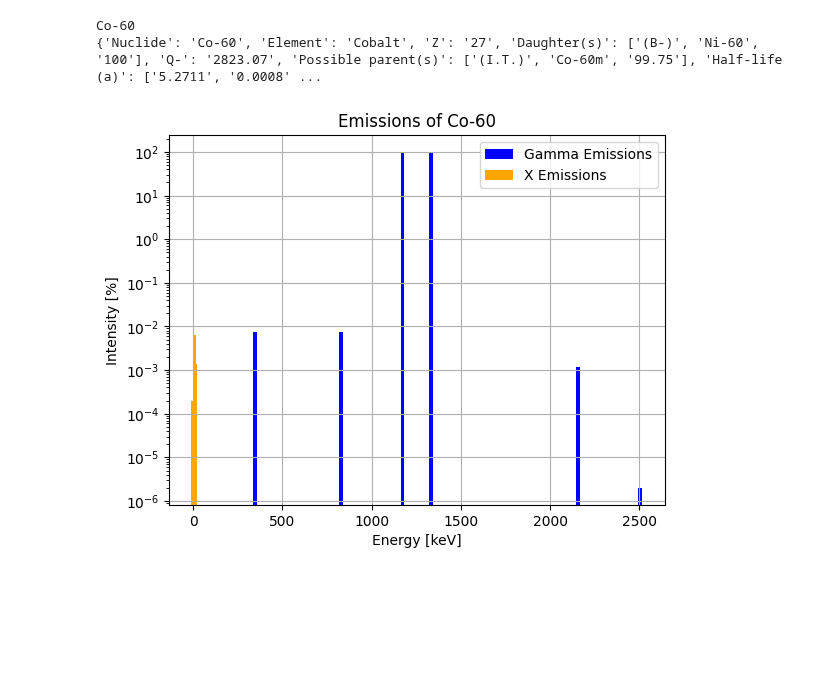
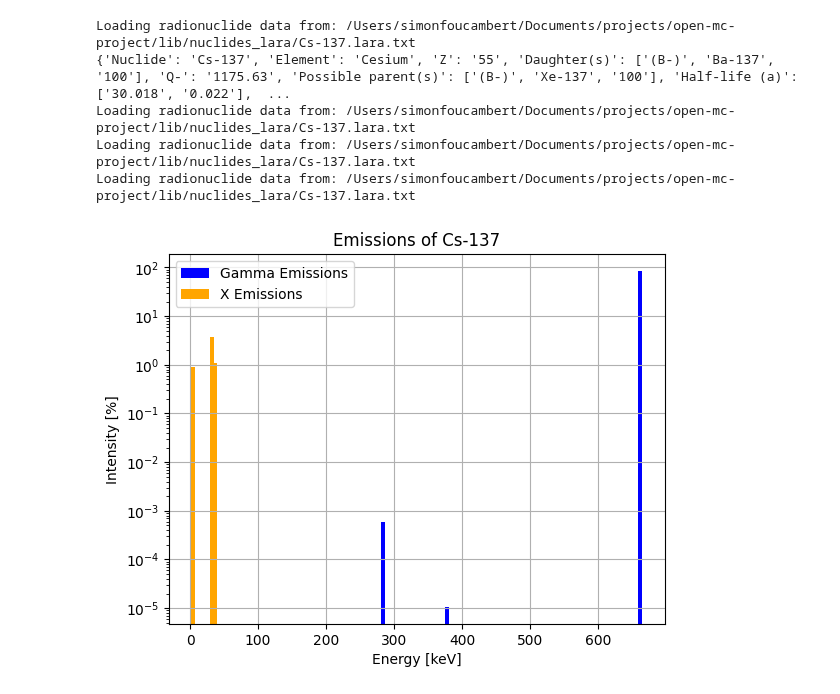
Before and after one commit to simonfouc120/open-mc-project, a Jupyter notebook: src/studies/lara_nuclides/file_lara_nuclide.ipynb, the cells around one changed output. Cells and saved outputs as stored; diff of their text form; code cells hidden in the pictures; blank space fills up the shorter version.

```diff
--- a/src/studies/lara_nuclides/file_lara_nuclide.ipynb
+++ b/src/studies/lara_nuclides/file_lara_nuclide.ipynb
@@ -118,11 +0,0 @@ class Radionuclide_lara:
-# %%
-cobalt = Radionuclide_lara("Co-60")
-print(cobalt.name)
-print(cobalt.radionuclide_data)
-# %% [output]
-Co-60
-{'Nuclide': 'Co-60', 'Element': 'Cobalt', 'Z': '27', 'Daughter(s)': ['(B-)', 'Ni-60', '100'], 'Q-': '2823.07', 'Possible parent(s)': ['(I.T.)', 'Co-60m', '99.75'], 'Half-life (a)': ['5.2711', '0.0008' ...
-# %%
-cobalt.plot_emissions(saving_figure=True, photon_only=False)
-# %% [output]
-[figure, removed]
@@ -128,0 +9,11 @@ cobalt.plot_emissions(saving_figure=True, photon_only=False)
+# %%
+cesium = Radionuclide_lara("Cs-137")
+print(cesium.radionuclide_data)
+cesium.plot_emissions(saving_figure=False, photon_only=False, log_scale=True)
+# %% [output]
+Loading radionuclide data from: /Users/simonfoucambert/Documents/projects/open-mc-project/lib/nuclides_lara/Cs-137.lara.txt
+{'Nuclide': 'Cs-137', 'Element': 'Cesium', 'Z': '55', 'Daughter(s)': ['(B-)', 'Ba-137', '100'], 'Q-': '1175.63', 'Possible parent(s)': ['(B-)', 'Xe-137', '100'], 'Half-life (a)': ['30.018', '0.022'],  ...
+Loading radionuclide data from: /Users/simonfoucambert/Documents/projects/open-mc-project/lib/nuclides_lara/Cs-137.lara.txt
+Loading radionuclide data from: /Users/simonfoucambert/Documents/projects/open-mc-project/lib/nuclides_lara/Cs-137.lara.txt
+Loading radionuclide data from: /Users/simonfoucambert/Documents/projects/open-mc-project/lib/nuclides_lara/Cs-137.lara.txt
+[figure, added]
```
Also changed, not shown: parts of 5 cells of this notebook, 1 other file.
